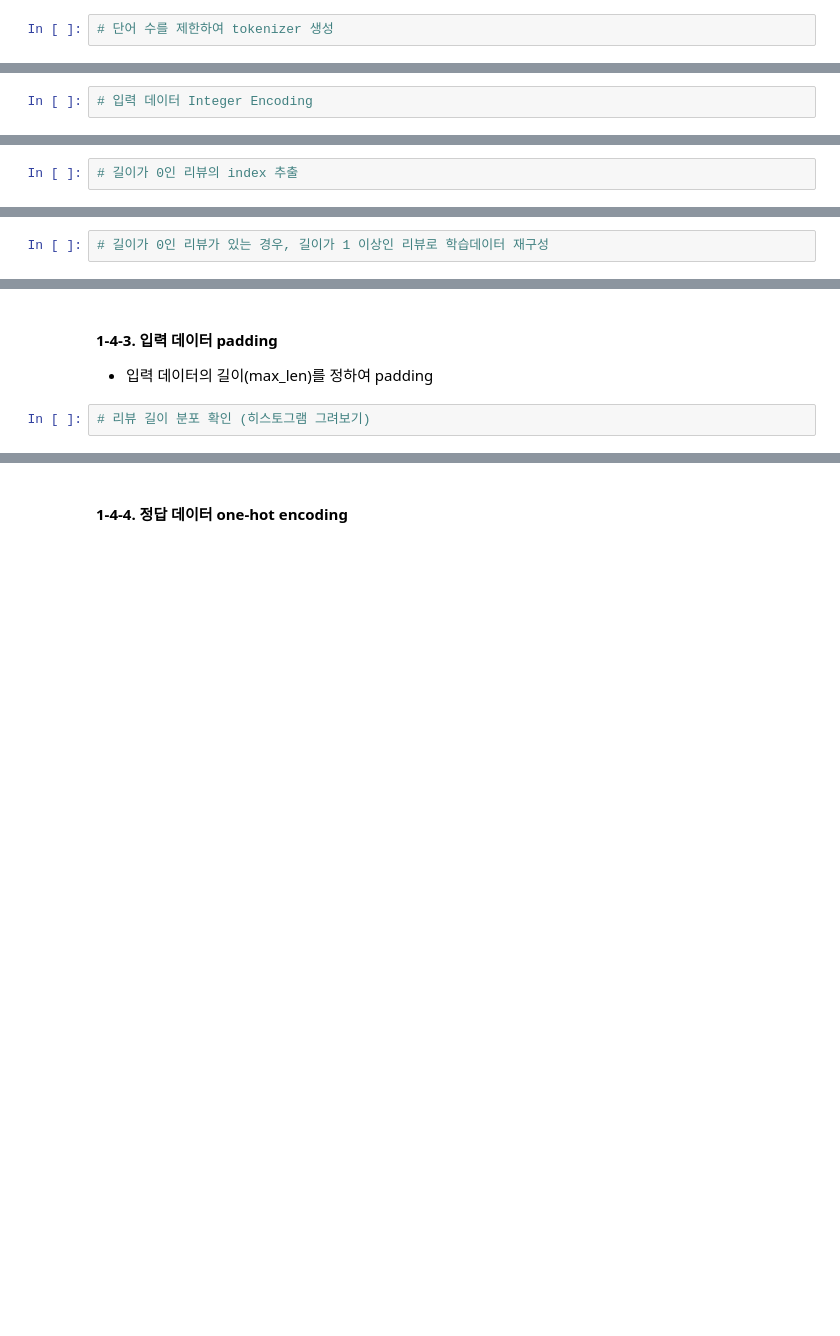
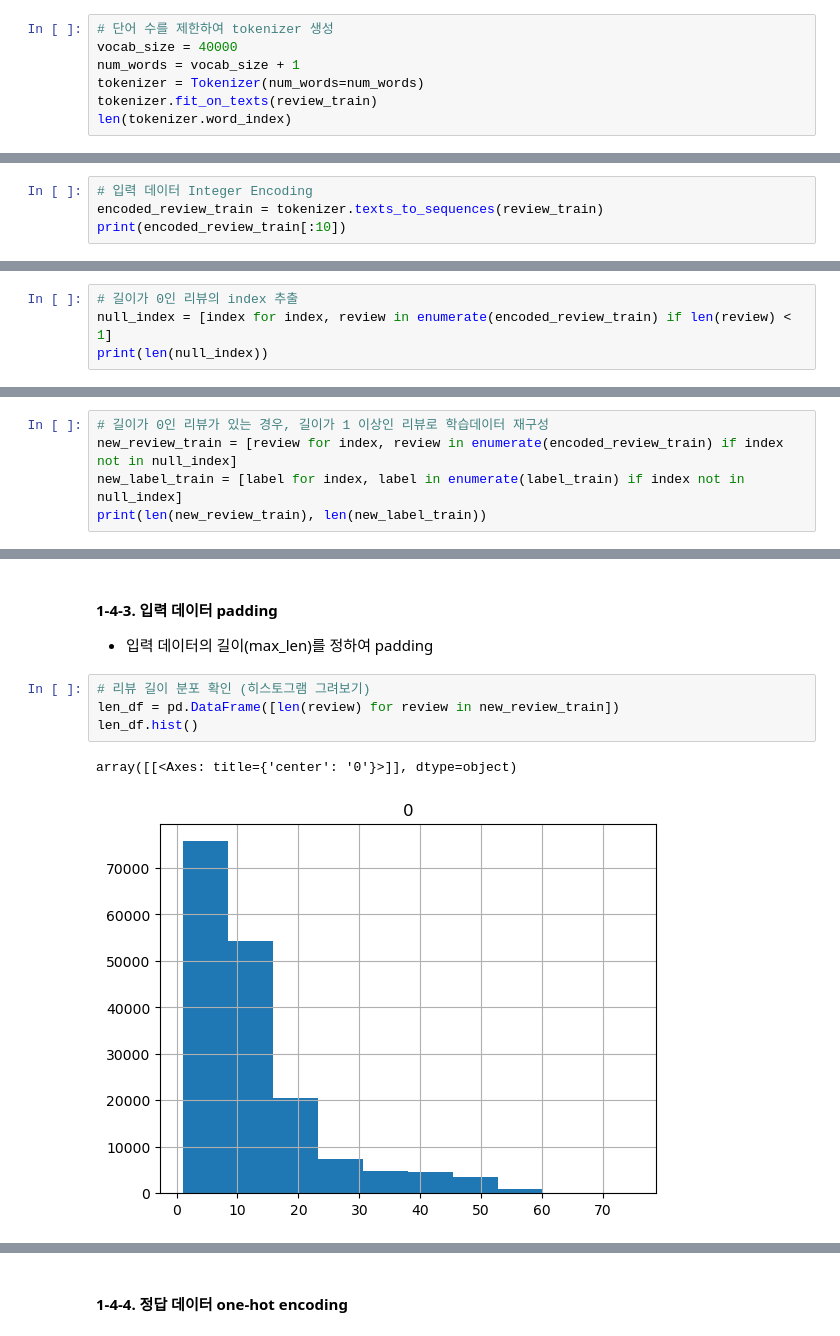
Before and after one commit to PlantJelly/Lecture_AIService26, a Jupyter notebook: 인공지능서비스개발_09_순환신경망기반감성분석_네이버영화리뷰_실습.ipynb, the cells around one changed output, grey strips where cells are left out. Saved outputs shown, nothing was run; the diff lists cells and outputs as text; blank space fills up the shorter version.

```diff
--- a/인공지능서비스개발_09_순환신경망기반감성분석_네이버영화리뷰_실습.ipynb
+++ b/인공지능서비스개발_09_순환신경망기반감성분석_네이버영화리뷰_실습.ipynb
@@ -219,2 +275,7 @@ for test in tqdm(test_list):
 # %%
 # 단어 수를 제한하여 tokenizer 생성
+vocab_size = 40000
+num_words = vocab_size + 1
+tokenizer = Tokenizer(num_words=num_words)
+tokenizer.fit_on_texts(review_train)
+len(tokenizer.word_index)
@@ -223,3 +286,5 @@ for test in tqdm(test_list):
 * 제한된 단어에만 index를 부여하므로, 희귀 단어로만 구성된 review는 단어가 0이 되므로 결측치에 해당 -> 결측치 제거
 # %%
 # 입력 데이터 Integer Encoding
+encoded_review_train = tokenizer.texts_to_sequences(review_train)
+print(encoded_review_train[:10])
@@ -226,2 +310,4 @@ for test in tqdm(test_list):
 # %%
 # 길이가 0인 리뷰의 index 추출
+null_index = [index for index, review in enumerate(encoded_review_train) if len(review) < 1]
+print(len(null_index))
@@ -228,2 +316,5 @@ for test in tqdm(test_list):
 # %%
 # 길이가 0인 리뷰가 있는 경우, 길이가 1 이상인 리뷰로 학습데이터 재구성
+new_review_train = [review for index, review in enumerate(encoded_review_train) if index not in null_index]
+new_label_train = [label for index, label in enumerate(label_train) if index not in null_index]
+print(len(new_review_train), len(new_label_train))
@@ -232,5 +325,10 @@ for test in tqdm(test_list):
 * 입력 데이터의 길이(max_len)를 정하여 padding
 # %%
 # 리뷰 길이 분포 확인 (히스토그램 그려보기)
+len_df = pd.DataFrame([len(review) for review in new_review_train])
+len_df.hist()
+# %% [output]
+array([[<Axes: title={'center': '0'}>]], dtype=object)
+[figure, added]
 # %%
 # 최대, 최소, 평균 등 정보 확인
```
Also changed, not shown: parts of 28 cells of this notebook, 2 other files.
